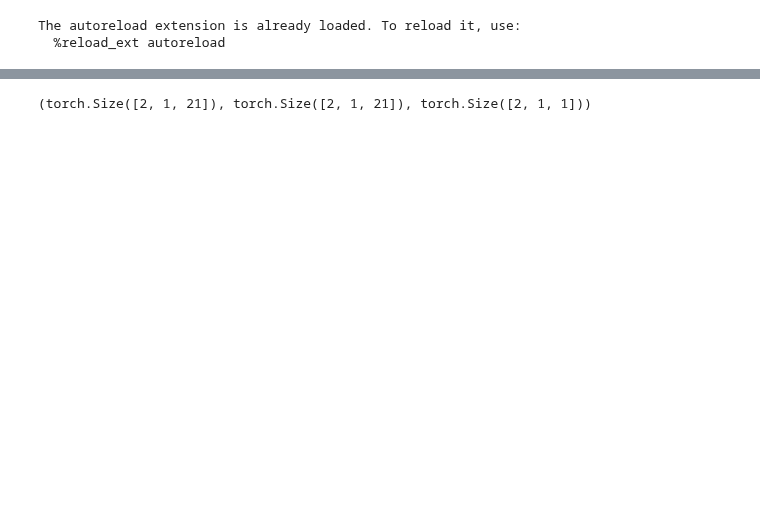
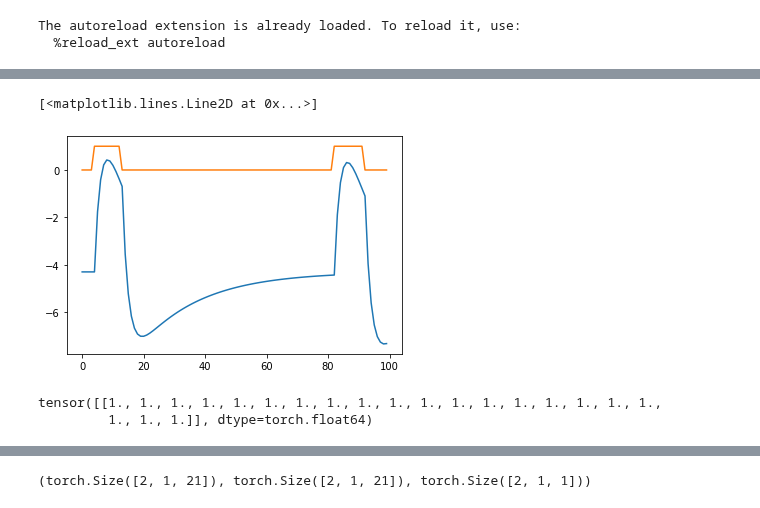
Before and after one commit to diegoarri91/mmd-glm, a Jupyter notebook: examples/cnncritic.ipynb, the cells around one changed output, grey strips where cells are left out. Drawn from its saved outputs; the diff is of its cells as text; code cells hidden in the pictures; blank space fills up the shorter version.

```diff
--- a/examples/cnncritic.ipynb
+++ b/examples/cnncritic.ipynb
@@ -97,3 +102,15 @@ ax4.plot(t, cnn_output_fr[sw, 1, :])
+# %%
+plt.plot(t[:100], u_te[:100, 0])
+plt.plot(t[:100], mask_spikes_te[:100, 0])
+# %% [output]
+[<matplotlib.lines.Line2D at 0x...>]
+[figure, added]
+# %%
+critic.cnn_layers[0].weight.data[0, ...] = torch.ones(critic.cnn_layers[0].weight.data[0, ...].shape)
+critic.cnn_layers[0].weight.data[0, ...]
+# %% [output]
+tensor([[1., 1., 1., 1., 1., 1., 1., 1., 1., 1., 1., 1., 1., 1., 1., 1., 1., 1.,
+         1., 1., 1.]], dtype=torch.float64)
 # %%
 np.linalg.norm(kernel, axis=2, ord=2)
 # %% [output]
```
Also changed, not shown: parts of 10 cells of this notebook, 17 other files.
